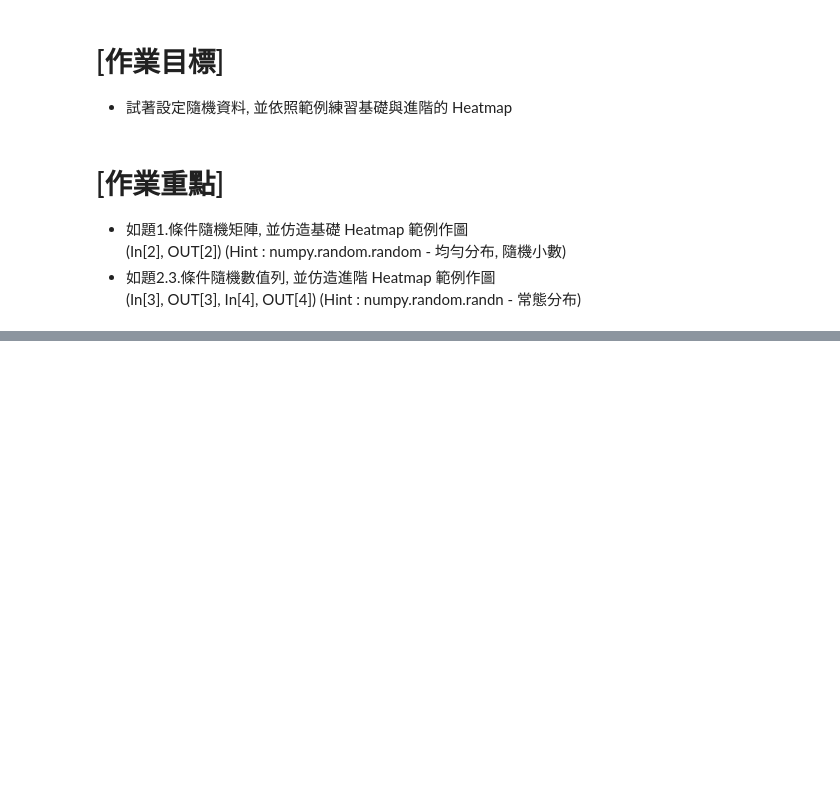
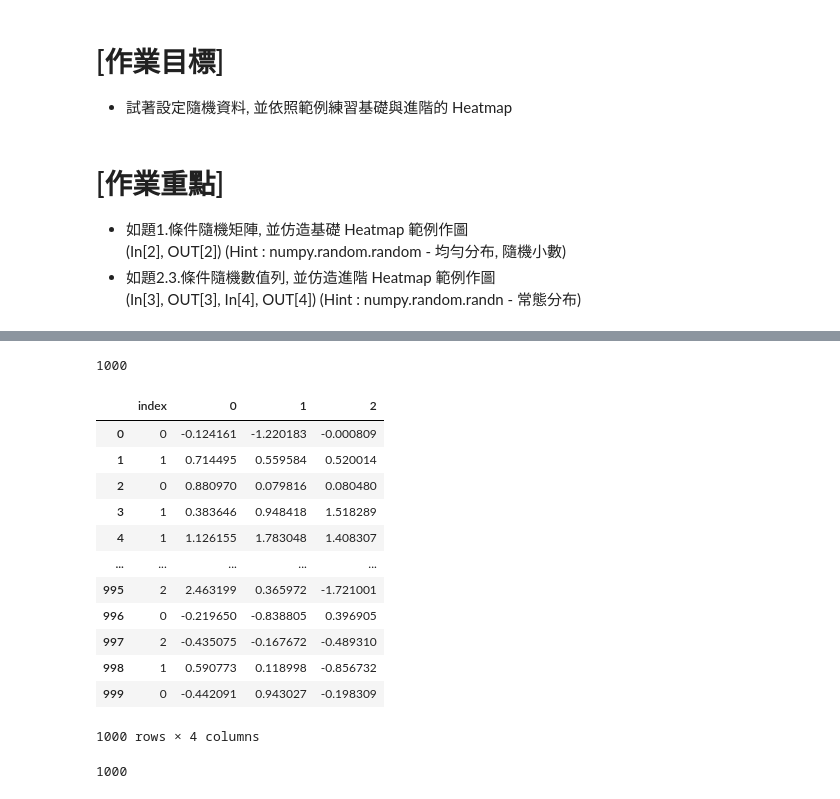
Before and after one commit to willhwh/3rd-ML100Days, a Jupyter notebook: Day_020_HW.ipynb, the cells around one changed output, grey strips where cells are left out. Cells and saved outputs as stored; diff of their text form; code cells hidden in the pictures; blank space fills up the shorter version.

```diff
--- a/Day_020_HW.ipynb
+++ b/Day_020_HW.ipynb
@@ -121,0 +122,24 @@ plt.show()
+# %%
+len(indice)
+# %% [output]
+1000
+# %%
+plot_data
+# %% [output]
+|  | index | 0 | 1 | 2 |
+| 0 | 0 | -0.124161 | -1.220183 | -0.000809 |
+| 1 | 1 | 0.714495 | 0.559584 | 0.520014 |
+| 2 | 0 | 0.880970 | 0.079816 | 0.080480 |
+| 3 | 1 | 0.383646 | 0.948418 | 1.518289 |
+| 4 | 1 | 1.126155 | 1.783048 | 1.408307 |
+| ... | ... | ... | ... | ... |
+| 995 | 2 | 2.463199 | 0.365972 | -1.721001 |
+| 996 | 0 | -0.219650 | -0.838805 | 0.396905 |
+| 997 | 2 | -0.435075 | -0.167672 | -0.489310 |
+| 998 | 1 | 0.590773 | 0.118998 | -0.856732 |
+| 999 | 0 | -0.442091 | 0.943027 | -0.198309 |
+1000 rows × 4 columns
+# %%
+len(indice)
+# %% [output]
+1000
```
Also changed, not shown: parts of 6 cells of this notebook, 3 other files.
